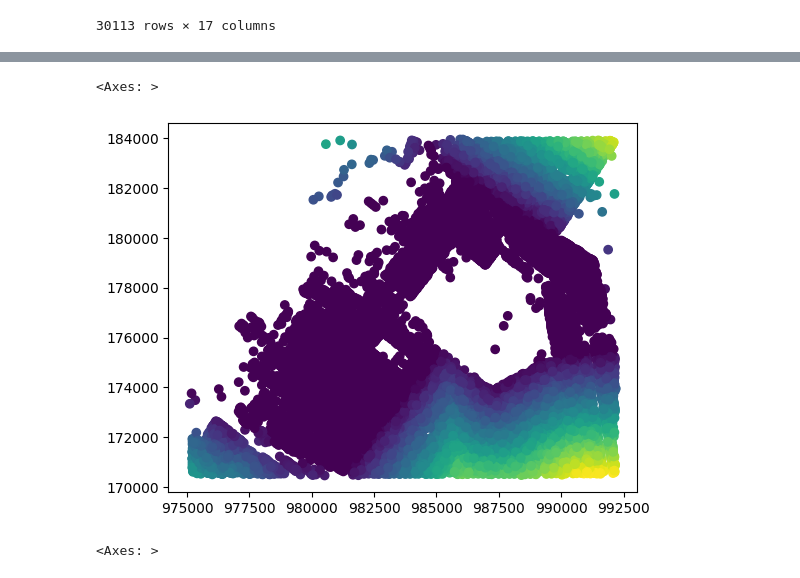
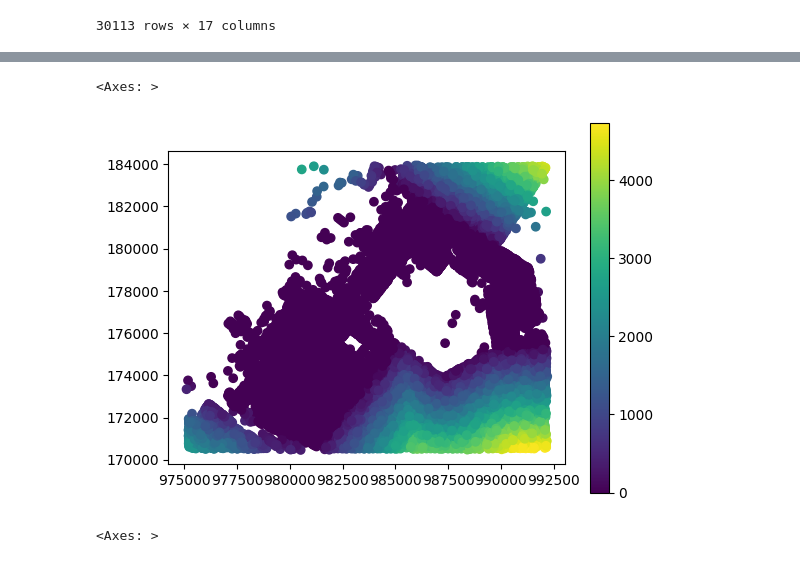
Before and after one commit to yumobennyyang/Mapping-Systems, a Jupyter notebook: Tutorials/02_geoprocessing.ipynb, the cells around one changed output, grey strips where cells are left out. Saved outputs shown, nothing was run; the diff lists cells and outputs as text; code cells hidden in the pictures.

```diff
--- a/Tutorials/02_geoprocessing.ipynb
+++ b/Tutorials/02_geoprocessing.ipynb
@@ -131,10 +249,10 @@ bldgs_w_lot_nearest = cb_307_bldgs[["globalid", "mpluto_bbl", "rep_pt"]].sjoin_n
     cb_307, how="left", distance_col="distance"
 )
 # %%
-bldgs_w_lot_nearest.plot("distance")
+bldgs_w_lot_nearest.plot("distance", legend=True)
 # %% [output]
 <Axes: >
-[figure, old version]
+[figure, new version]
 # %%
 ax = cb_307.plot()
 bldgs_w_lot.plot(ax=ax, color="red", alpha=0.5)
```
Also changed, not shown: parts of 61 cells of this notebook, 10 other files.
